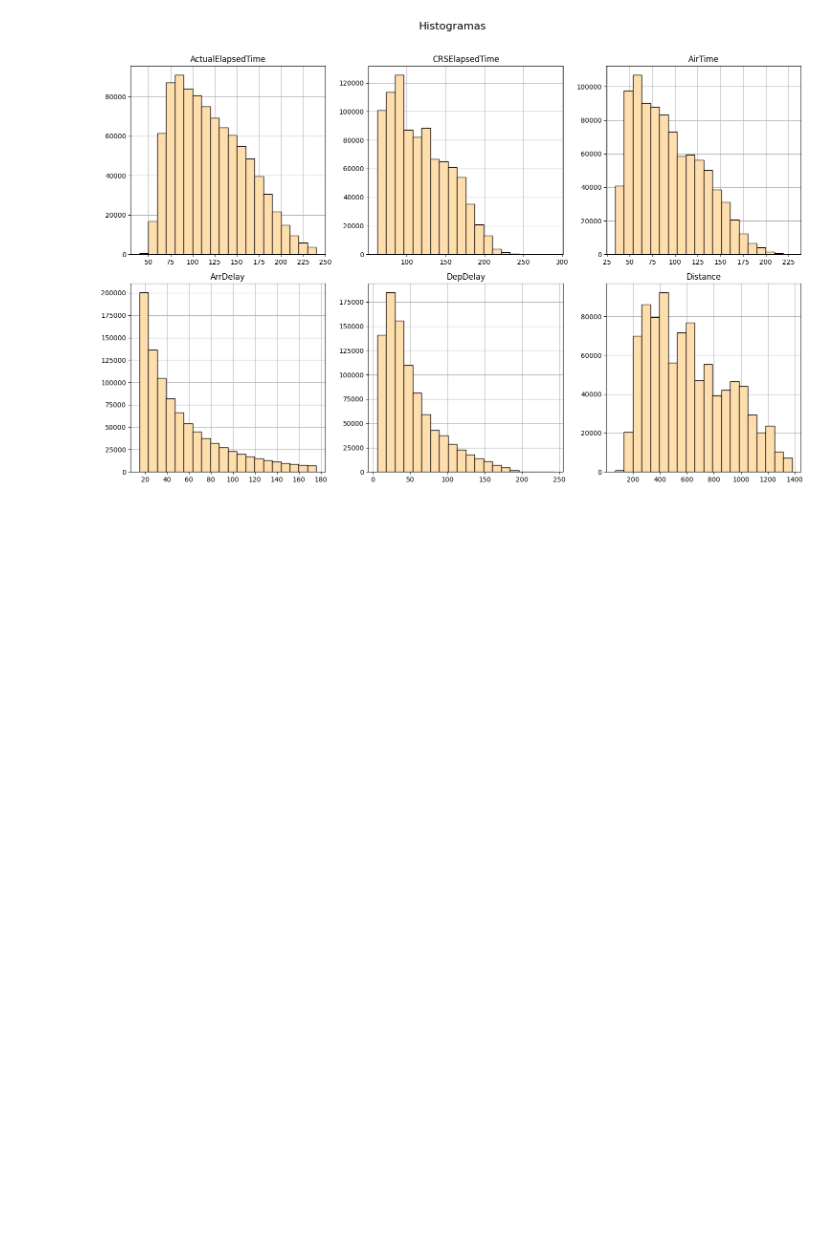
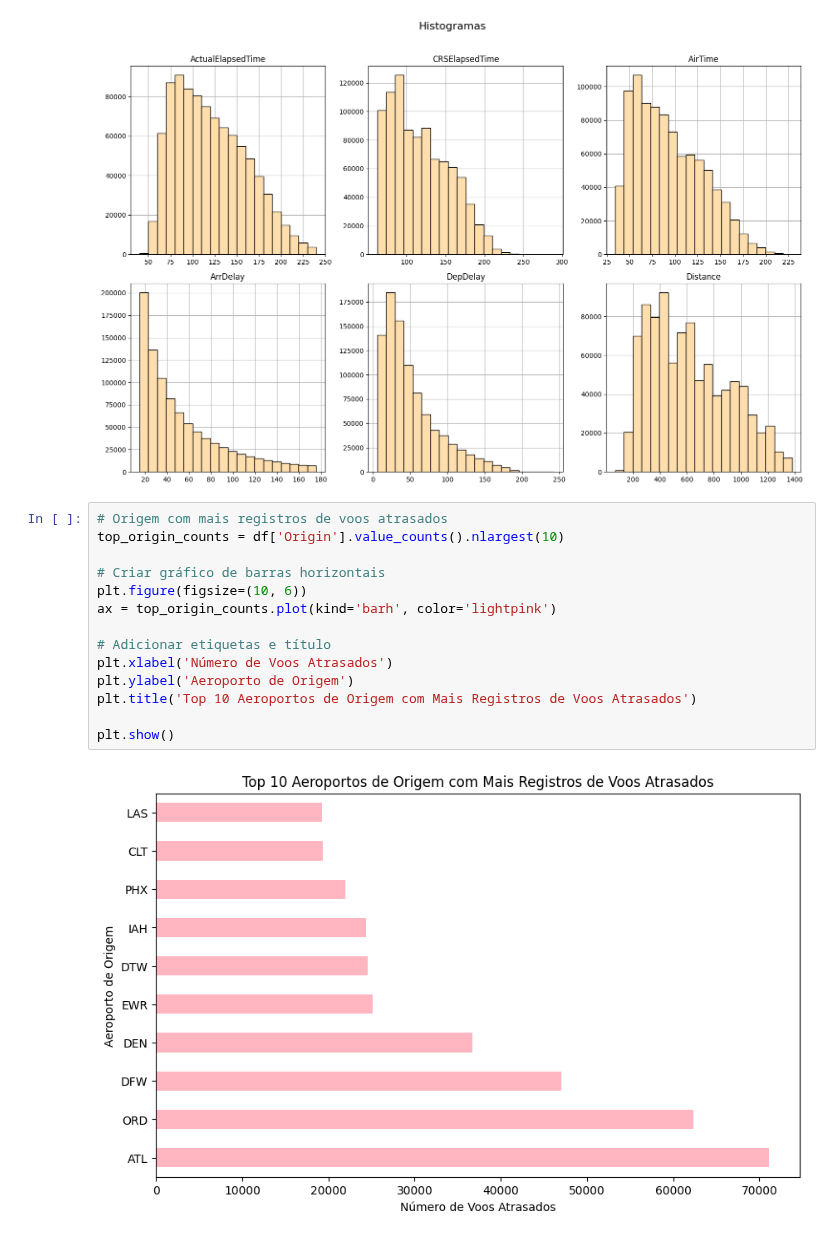
Before and after one commit to AdrielyZBoller/Projeto_Mod05_Ada_VemSerTech, a Jupyter notebook: analise_atrasados.ipynb, the cells around one changed output. Cells and saved outputs as stored; diff of their text form; blank space fills up the shorter version.

Commit message:
análise atrasados

```diff
--- a/analise_atrasados.ipynb
+++ b/analise_atrasados.ipynb
@@ -459,3 +304,19 @@ plt.tight_layout(rect=[0, 0, 1, 0.96])  # Ajusta o espaço para acomodar o títu
 plt.show()
 # %% [output]
 [figure]
+# %%
+# Origem com mais registros de voos atrasados
+top_origin_counts = df['Origin'].value_counts().nlargest(10)
+
+# Criar gráfico de barras horizontais
+plt.figure(figsize=(10, 6))
+ax = top_origin_counts.plot(kind='barh', color='lightpink')
+
+# Adicionar etiquetas e título
+plt.xlabel('Número de Voos Atrasados')
+plt.ylabel('Aeroporto de Origem')
+plt.title('Top 10 Aeroportos de Origem com Mais Registros de Voos Atrasados')
+
+plt.show()
+# %% [output]
+[figure, added]
```
Also changed, not shown: parts of 16 cells of this notebook.
